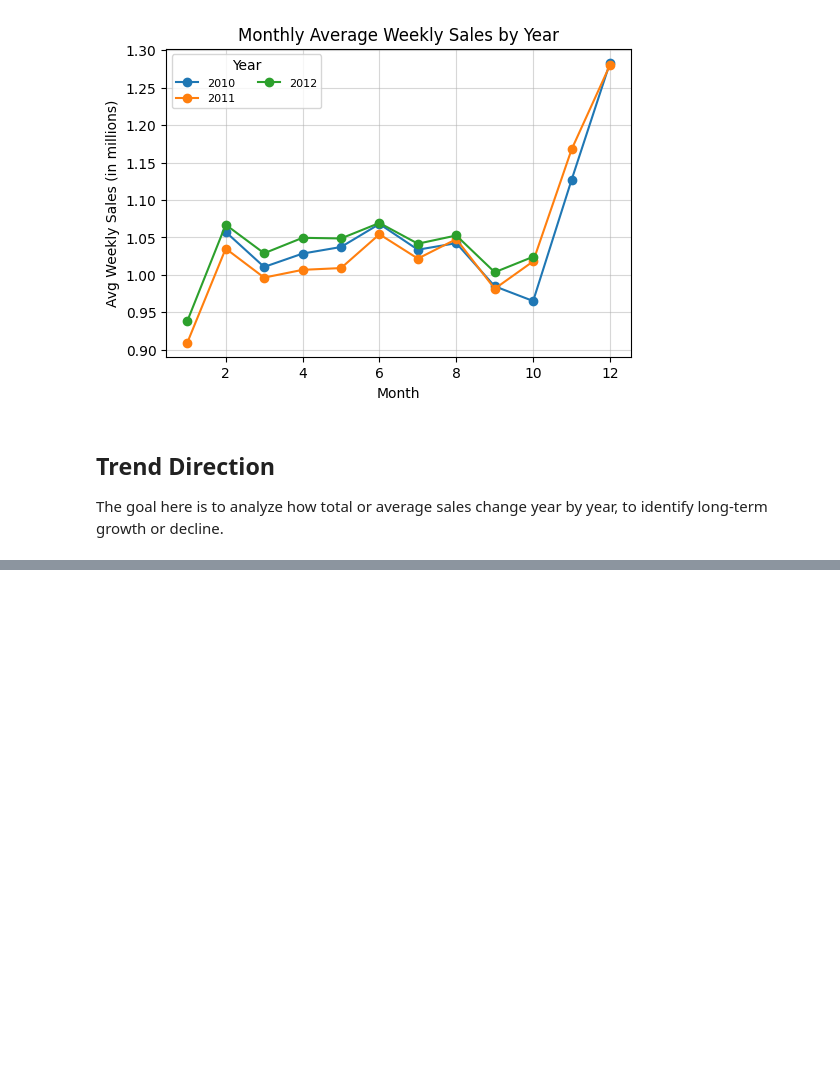
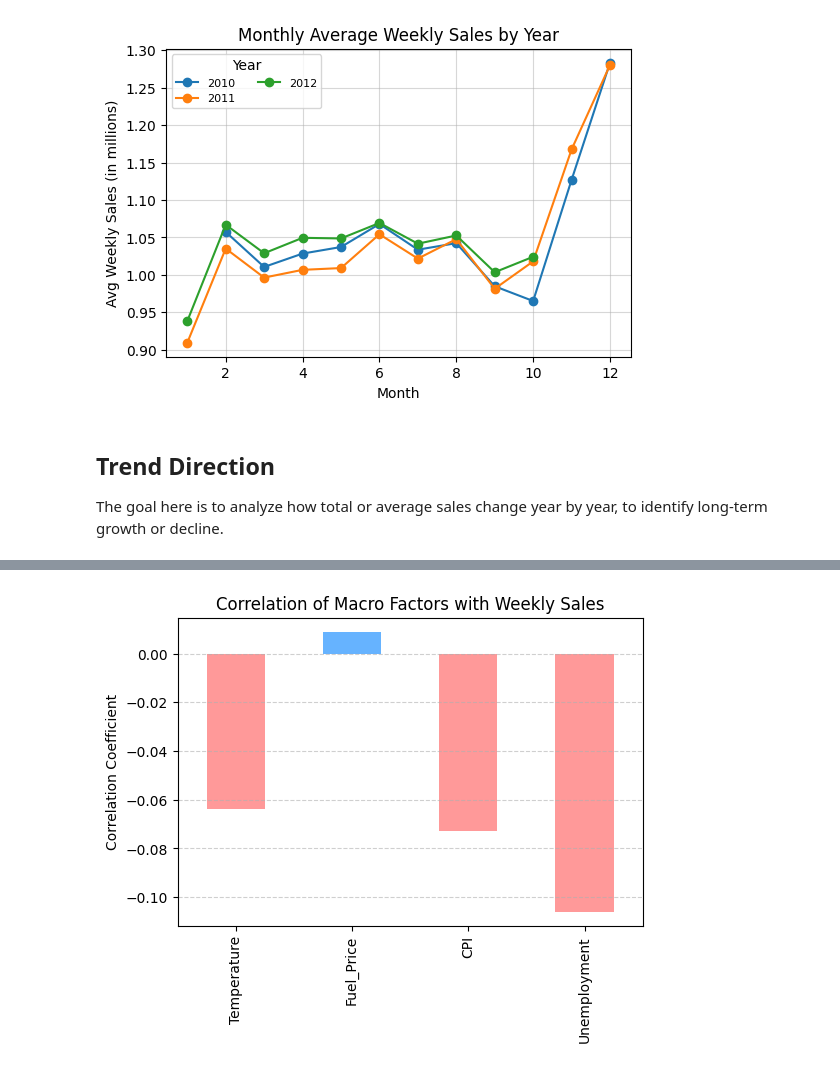
Before and after one commit to freddieguo/guofreddie, a Jupyter notebook: walmart_project/notebook/walmart_analysis.ipynb, the cells around one changed output, grey strips where cells are left out. Cells and saved outputs as stored; diff of their text form; code cells hidden in the pictures; blank space fills up the shorter version.

```diff
--- a/walmart_project/notebook/walmart_analysis.ipynb
+++ b/walmart_project/notebook/walmart_analysis.ipynb
@@ -357,0 +391,9 @@ The goal here is to
+# %%
+plt.figure(figsize=(6,4))
+corr.plot(kind="bar", color=["#66b3ff" if v > 0 else "#ff9999" for v in corr])
+plt.title("Correlation of Macro Factors with Weekly Sales")
+plt.ylabel("Correlation Coefficient")
+plt.grid(axis="y", linestyle="--", alpha=0.6)
+plt.show()
+# %% [output]
+[figure, added]
```
Also changed, not shown: parts of 10 cells of this notebook.
